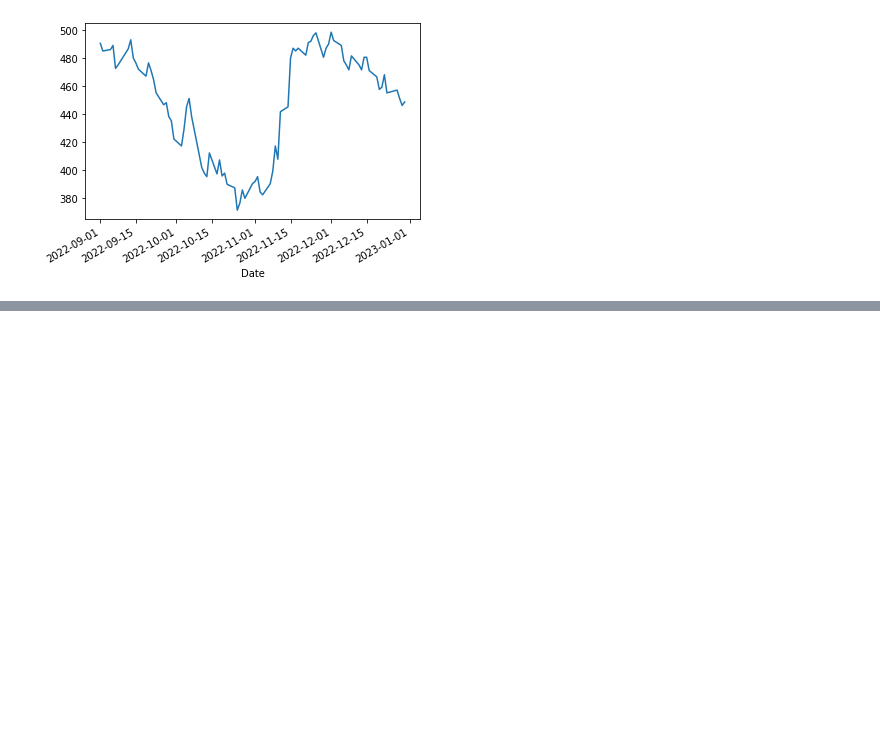
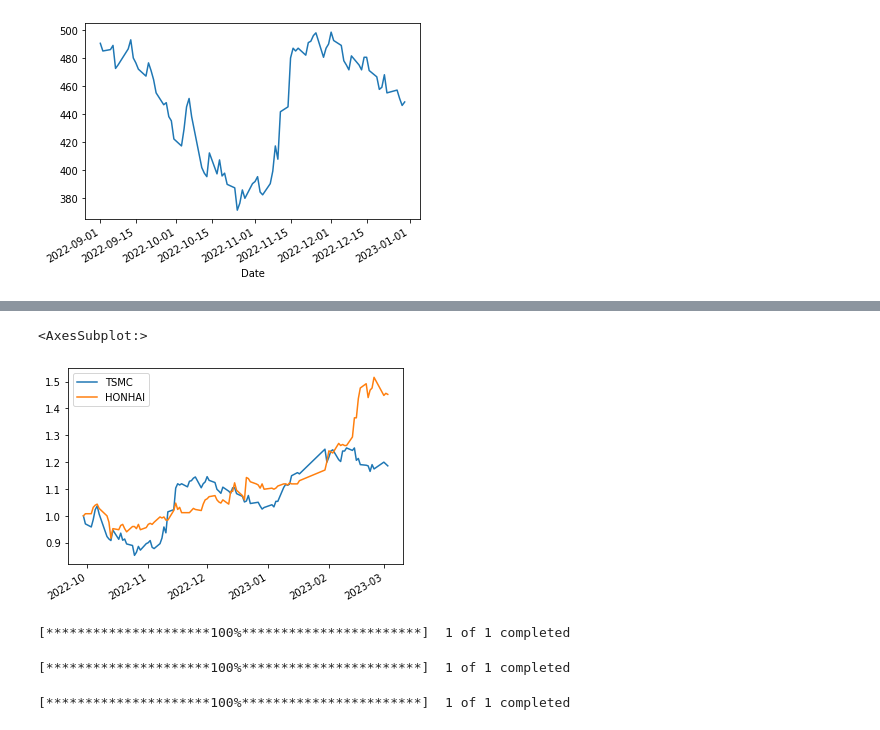
Before and after one commit to JYRUS19/20230205-Python, a Jupyter notebook: 20230305.ipynb, the cells around one changed output, grey strips where cells are left out. Saved outputs shown, nothing was run; the diff lists cells and outputs as text; code cells hidden in the pictures; blank space fills up the shorter version.

```diff
--- a/20230305.ipynb
+++ b/20230305.ipynb
@@ -418,0 +592,20 @@ TSMC['2022-09':'2022-12']['Close'].plot()
+# %%
+STOCKS['TSMC'] = TSMC['Close']/TSMC['Close'].tail(100)[0]
+STOCKS['HONHAI'] = HONHAI['Close']/HONHAI['Close'].tail(100)[0]
+# %%
+STOCKS.tail(100).plot()
+# %% [output]
+<AxesSubplot:>
+[figure, added]
+# %%
+CATHAY00878 = yf.download('00878.tw')
+# %% [output]
+[*********************100%***********************]  1 of 1 completed
+# %%
+YUANTA0056 = yf.download('0056.tw')
+# %% [output]
+[*********************100%***********************]  1 of 1 completed
+# %%
+YUANTA0050 = yf.download('0050.tw')
+# %% [output]
+[*********************100%***********************]  1 of 1 completed
```
Also changed, not shown: parts of 41 cells of this notebook.
